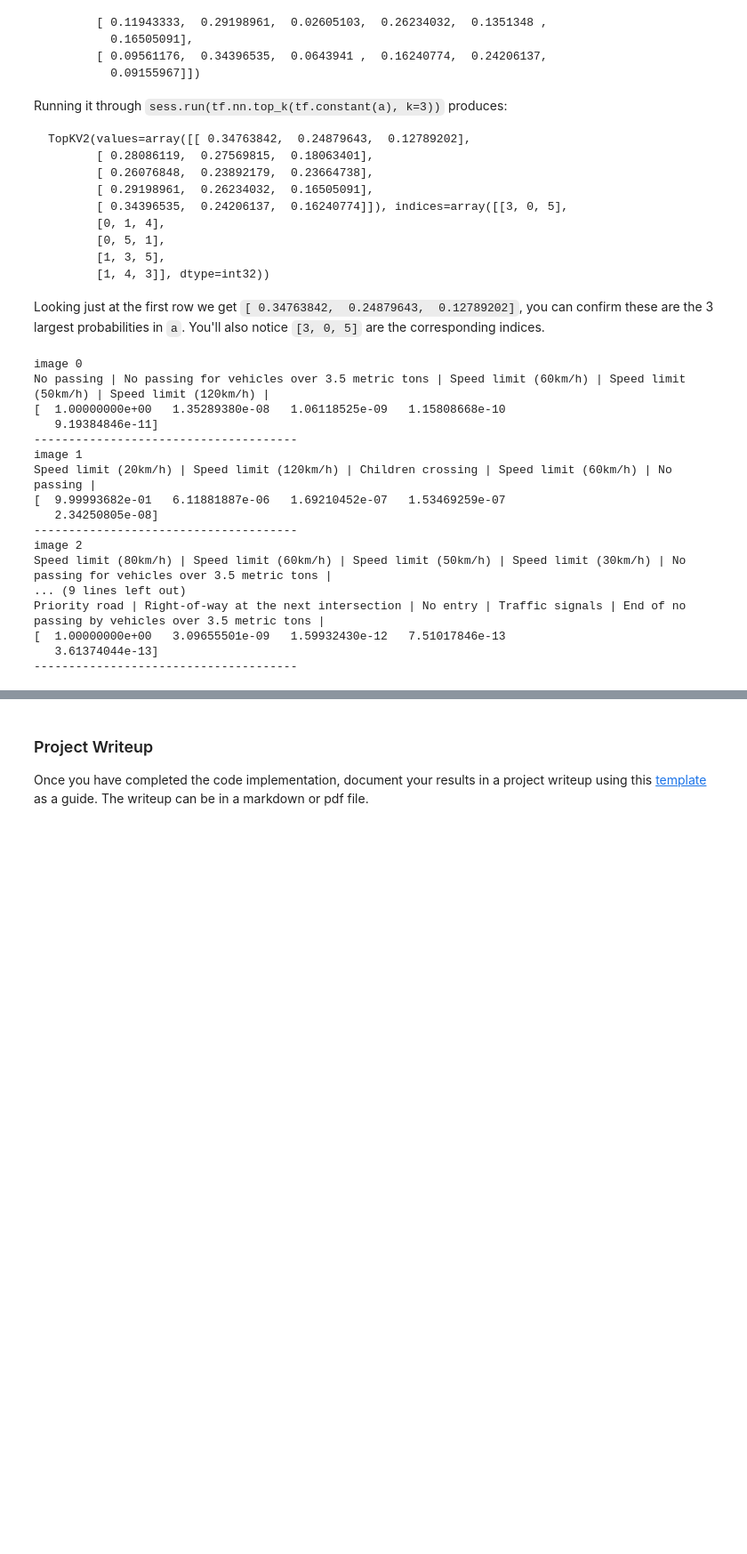
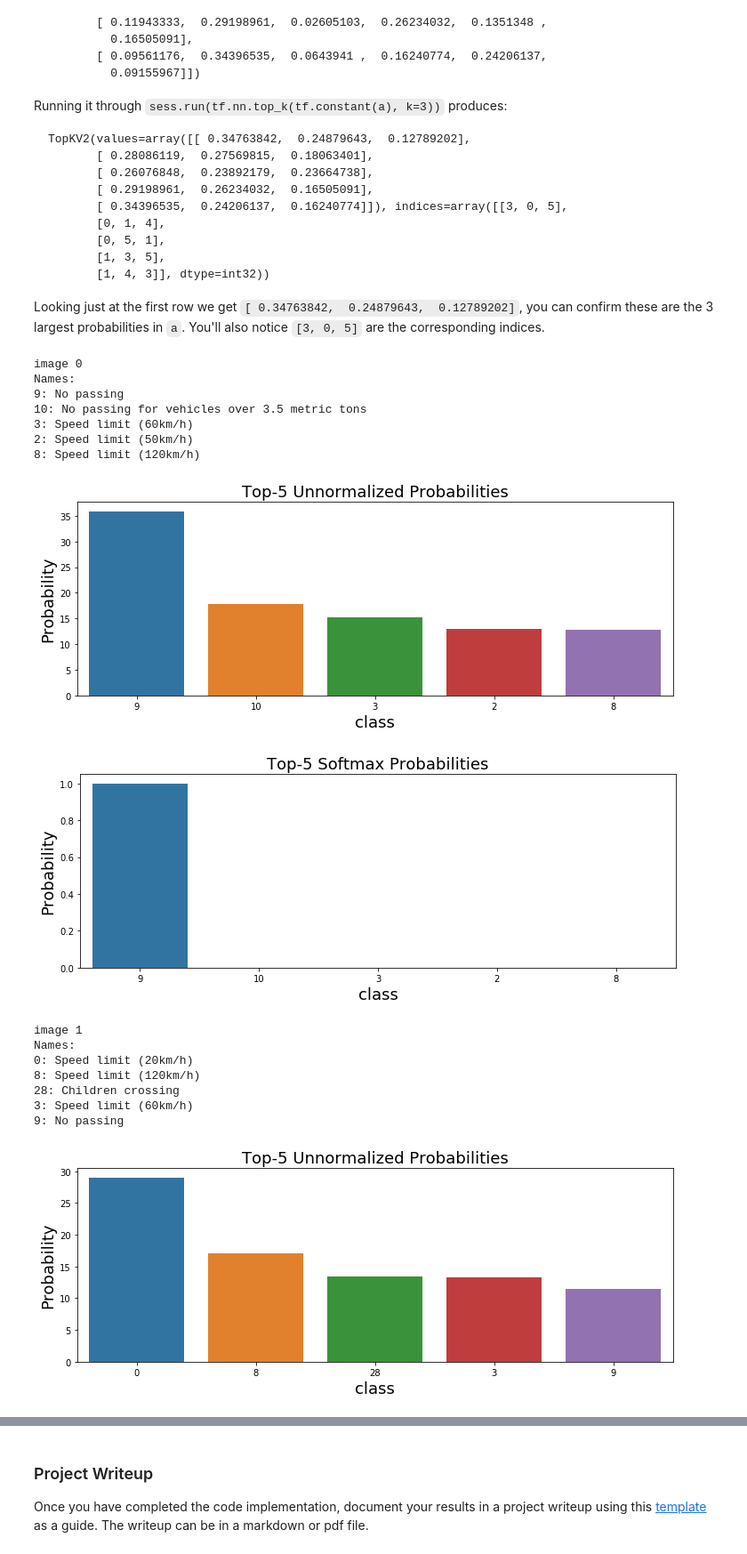
Before and after one commit to musa-atlihan/CarND-German-Traffic-Sign-Classifier-Project, a Jupyter notebook: Traffic_Sign_Classifier.ipynb, the cells around one changed output, grey strips where cells are left out. Shown at 89% size. Saved outputs shown, nothing was run; the diff lists cells and outputs as text; code cells hidden in the pictures; blank space fills up the shorter version.

Commit message:
softmax plots and test exampels fix

```diff
--- a/Traffic_Sign_Classifier.ipynb
+++ b/Traffic_Sign_Classifier.ipynb
@@ -821,35 +822,63 @@ TopKV2(values=array([[ 0.34763842,  0.24879643,  0.12789202],
 
 Looking just at the first row we get `[ 0.34763842,  0.24879643,  0.12789202]`, you can confirm these are the 3 largest probabilities in `a`. You'll also notice `[3, 0, 5]` are the corresponding indices.
 # %%
-### Print out the top five softmax probabilities for the predictions on the German traffic sign images found on the web.
+### Print out the top five softmax probabilities for the predictions
+### on the German traffic sign images found on the web.
 ### Feel free to use as many code cells as needed.
 sess = tf.Session()
 scores_softmax = sess.run(tf.nn.softmax(scores))
-top5 = sess.run(tf.nn.top_k(tf.constant(scores_softmax), k=5))
-for i, score_sm in enumerate(scores_softmax):
+top5 = sess.run(tf.nn.top_k(tf.constant(scores), k=5))
+top5_sfmx = sess.run(tf.nn.top_k(tf.constant(scores_softmax), k=5))
+for i in range(len(scores)):
     print('image ' + str(i))
-    print(names[top5.indices[i][0]] + ' | '
-          + names[top5.indices[i][1]] + ' | '
-          + names[top5.indices[i][2]] + ' | '
-          + names[top5.indices[i][3]] + ' | '
-          + names[top5.indices[i][4]] + ' | ')
-    print(top5.values[i])
-    print('--------------------------------------')
+    class_names = [
+        names[top5.indices[i][0]],
+        names[top5.indices[i][1]],
+        names[top5.indices[i][2]],
+        names[top5.indices[i][3]],
+        names[top5.indices[i][4]]
+        ]
+    vals = top5.values[i]
+    vals_sfmx = top5_sfmx.values[i]
+    inds = top5.indices[i]
+
+    print('Names:')
+    print(str(inds[0]) + ': ' + class_names[0])
+    print(str(inds[1]) + ': ' + class_names[1])
+    print(str(inds[2]) + ': ' + class_names[2])
+    print(str(inds[3]) + ': ' + class_names[3])
+    print(str(inds[4]) + ': ' + class_names[4])
+
+    plt.figure(figsize=(12,4))
+    plt.title('Top-5 Unnormalized Probabilities', fontsize=18)
+    plt.xlabel('class', fontsize=18)
+    plt.ylabel('Probability', fontsize=18)
+    g = sns.barplot(x=inds, y=vals, order=inds)
+    plt.show()
+    plt.close()
+
+    plt.figure(figsize=(12,4))
+    plt.title('Top-5 Softmax Probabilities', fontsize=18)
+    plt.xlabel('class', fontsize=18)
+    plt.ylabel('Probability', fontsize=18)
+    fig = sns.barplot(x=inds, y=vals_sfmx, order=inds)
+    plt.show()
+    plt.close()
 # %% [output]
 image 0
-No passing | No passing for vehicles over 3.5 metric tons | Speed limit (60km/h) | Speed limit (50km/h) | Speed limit (120km/h) |
-[  1.00000000e+00   1.35289380e-08   1.06118525e-09   1.15808668e-10
-   9.19384846e-11]
---------------------------------------
-image 1
-Speed limit (20km/h) | Speed limit (120km/h) | Children crossing | Speed limit (60km/h) | No passing |
-[  9.99993682e-01   6.11881887e-06   1.69210452e-07   1.53469259e-07
-   2.34250805e-08]
---------------------------------------
-image 2
-Speed limit (80km/h) | Speed limit (60km/h) | Speed limit (50km/h) | Speed limit (30km/h) | No passing for vehicles over 3.5 metric tons |
-... (9 lines left out)
-Priority road | Right-of-way at the next intersection | No entry | Traffic signals | End of no passing by vehicles over 3.5 metric tons |
-[  1.00000000e+00   3.09655501e-09   1.59932430e-12   7.51017846e-13
-   3.61374044e-13]
---------------------------------------
+Names:
+9: No passing
+10: No passing for vehicles over 3.5 metric tons
+3: Speed limit (60km/h)
+2: Speed limit (50km/h)
+8: Speed limit (120km/h)
+[figure, added]
+[figure, added]
+image 1
+Names:
+0: Speed limit (20km/h)
+8: Speed limit (120km/h)
+28: Children crossing
+3: Speed limit (60km/h)
+9: No passing
+[figure, added]
```
Also changed, not shown: parts of 4 cells of this notebook, 16 other files.
